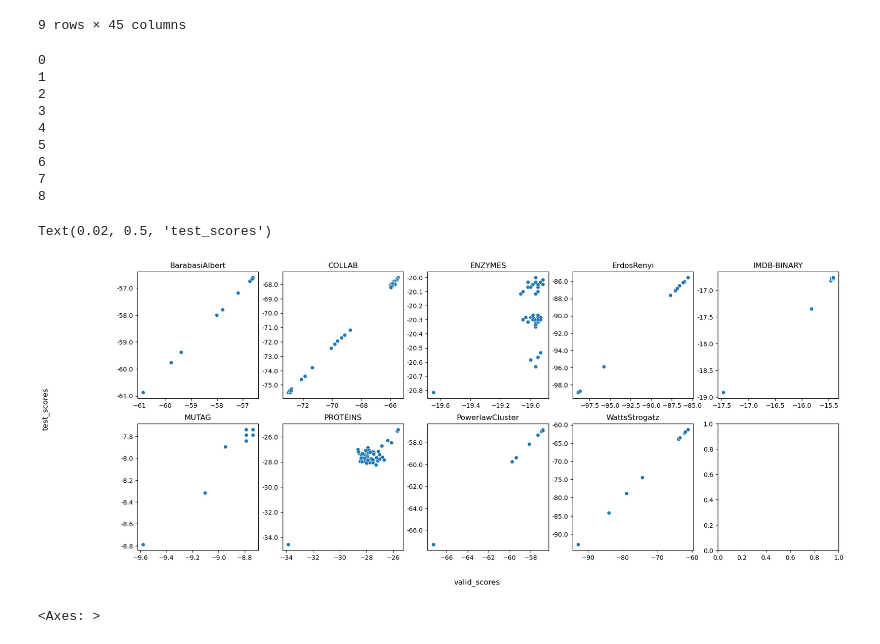
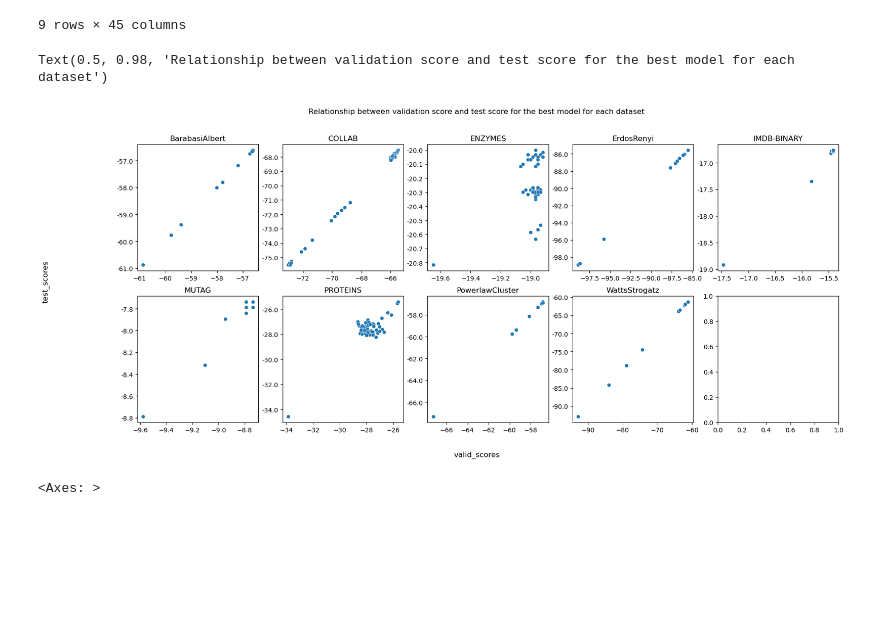
Before and after one commit to penlu/bespoke-gnn4do, a Jupyter notebook: analysis_ipynb/230926 Loss Plotting.ipynb, the cells around one changed output. Cells and saved outputs as stored; diff of their text form; code cells hidden in the pictures; blank space fills up the shorter version.

```diff
--- a/analysis_ipynb/230926 Loss Plotting.ipynb
+++ b/analysis_ipynb/230926 Loss Plotting.ipynb
@@ -124,29 +124,21 @@ bestdf
 # %%
 fig, axs = plt.subplots(nrows=2, ncols=5, figsize=(20, 8))
 import seaborn as sns
 
 for i, (j, row) in enumerate(bestdf.iterrows()):
     #print(i)
     ax = axs[i//5, i%5]
     sns.scatterplot( x=row.valid_scores, y=row.test_scores, ax = ax)
     ax.set_title(row.dataset)
 
     ylabels = ['{:,.1f}'.format(x) for x in ax.get_yticks()]
     ax.set_yticklabels(ylabels)
 fig.supxlabel('valid_scores')
 fig.supylabel('test_scores')
+fig.suptitle('Relationship between validation score and test score for the best model for each dataset')
 # %% [output]
-0
-1
-2
-3
-4
-5
-6
-7
-8
+Text(0.5, 0.98, 'Relationship between validation score and test score for the best model for each dataset')
-Text(0.02, 0.5, 'test_scores')
-[figure, old version]
+[figure, new version]
 # %%
 ax
 # %% [output]
```
Also changed, not shown: 2 other files.
